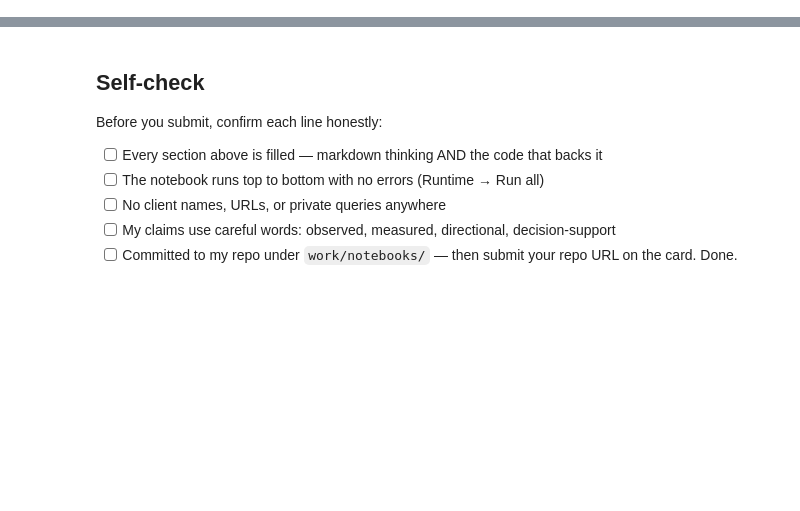
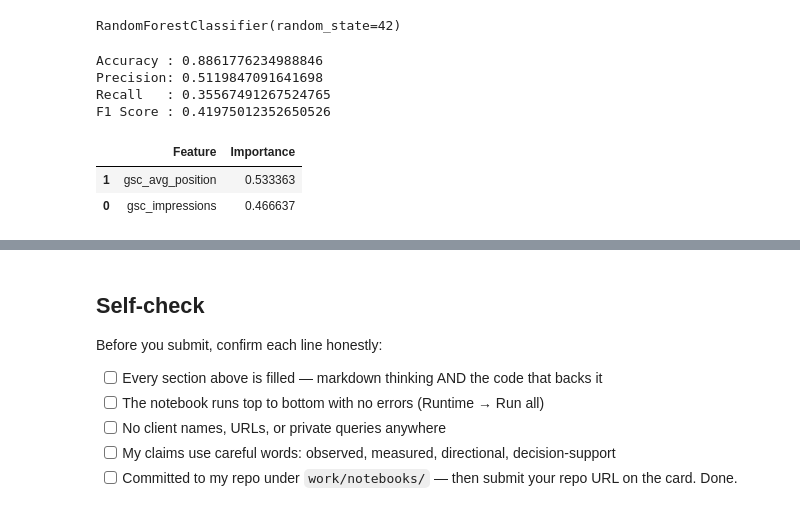
Before and after one commit to ShamirAli55/flyrank-internship, a Jupyter notebook: work/notebooks/w05_model.ipynb, the cells around one changed output, grey strips where cells are left out. Saved outputs shown, nothing was run; the diff lists cells and outputs as text; code cells hidden in the pictures; blank space fills up the shorter version.

```diff
--- a/work/notebooks/w05_model.ipynb
+++ b/work/notebooks/w05_model.ipynb
@@ -19,0 +100,63 @@ This skeleton is yours to fill. Work the sections **in order** — each one has
+# %%
+X = df[
+    [
+        "gsc_impressions",
+        "gsc_avg_position"
+    ]
+]
+
+y = df["target"]
+# %%
+from sklearn.model_selection import train_test_split
+
+X_train, X_test, y_train, y_test = train_test_split(
+    X,
+    y,
+    test_size=0.2,
+    random_state=42,
+    stratify=y
+)
+# %%
+from sklearn.ensemble import RandomForestClassifier
+
+model = RandomForestClassifier(
+    n_estimators=100,
+    random_state=42
+)
+
+model.fit(X_train, y_train)
+# %% [output]
+RandomForestClassifier(random_state=42)
+# %%
+from sklearn.metrics import (
+    accuracy_score,
+    precision_score,
+    recall_score,
+    f1_score
+)
+
+pred = model.predict(X_test)
+
+print("Accuracy :", accuracy_score(y_test, pred))
+print("Precision:", precision_score(y_test, pred))
+print("Recall   :", recall_score(y_test, pred))
+print("F1 Score :", f1_score(y_test, pred))
+# %% [output]
+Accuracy : 0.8861776234988846
+Precision: 0.5119847091641698
+Recall   : 0.35567491267524765
+F1 Score : 0.41975012352650526
+# %%
+importance = pd.DataFrame({
+    "Feature": X.columns,
+    "Importance": model.feature_importances_
+})
+
+importance.sort_values(
+    "Importance",
+    ascending=False
+)
+# %% [output]
+|  | Feature | Importance |
+| 1 | gsc_avg_position | 0.533363 |
+| 0 | gsc_impressions | 0.466637 |
```
Also changed, not shown: parts of 12 cells of this notebook.
